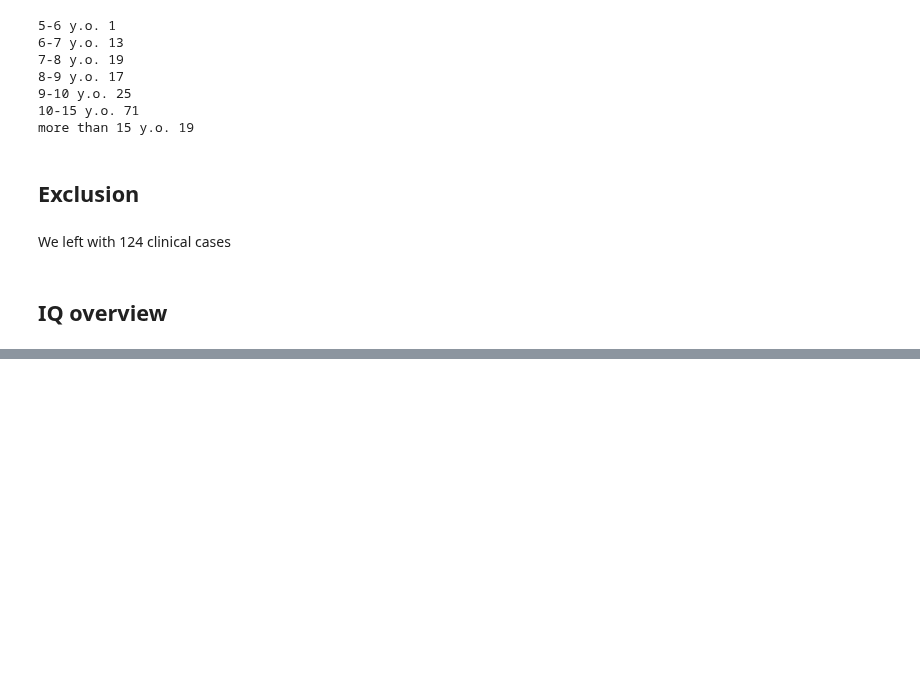
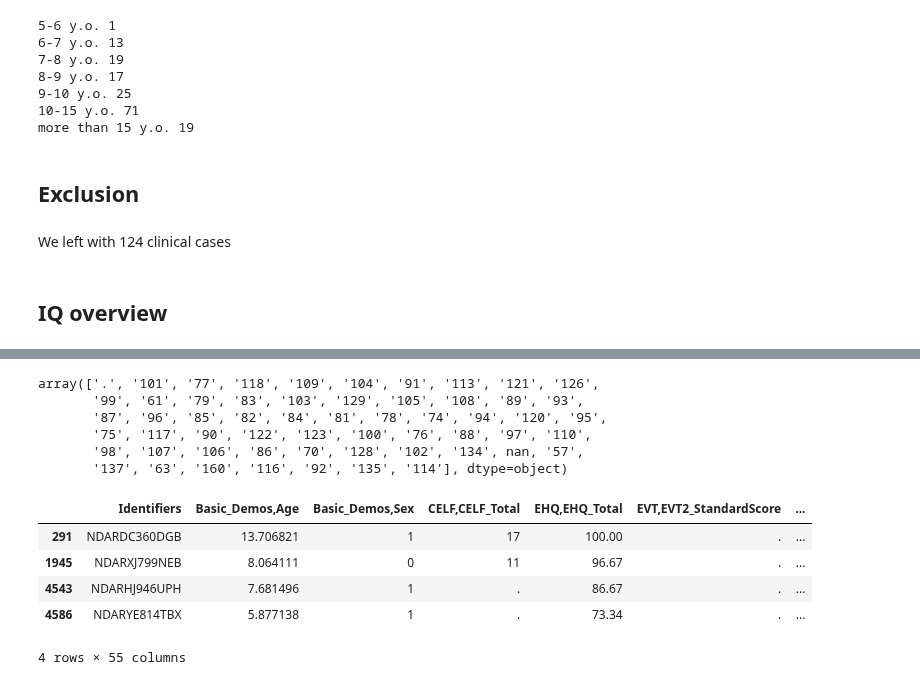
Before and after one commit to cristinarainich/Child-Mind-Institute-Project, a Jupyter notebook: Pheno_data.ipynb, the cells around one changed output, grey strips where cells are left out. Drawn from its saved outputs; the diff is of its cells as text; code cells hidden in the pictures; blank space fills up the shorter version.

```diff
--- a/Pheno_data.ipynb
+++ b/Pheno_data.ipynb
@@ -1026,6 +1036,24 @@ columns = ['DD', 'Diagnosis', 'Basic_Demos,Age',
+# %%
+data_filtered['KBIT,KBIT_IQ_Comp'].unique()
+# %% [output]
+array(['.', '101', '77', '118', '109', '104', '91', '113', '121', '126',
+       '99', '61', '79', '83', '103', '129', '105', '108', '89', '93',
+       '87', '96', '85', '82', '84', '81', '78', '74', '94', '120', '95',
+       '75', '117', '90', '122', '123', '100', '76', '88', '97', '110',
+       '98', '107', '106', '86', '70', '128', '102', '134', nan, '57',
+       '137', '63', '160', '116', '92', '135', '114'], dtype=object)
 # %%
 iq_overview = data_filtered[(data_filtered['Status'] == 1)][columns]
 # %%
 iq_overview.to_csv(
     Path(working_path).joinpath('iq_overview.csv')
     )
+# %%
+data_filtered[(data_filtered['Status'] == 1) & (data_filtered['KBIT,KBIT_IQ_Comp'] != '.')]
+# %% [output]
+|  | Identifiers | Basic_Demos,Age | Basic_Demos,Sex | CELF,CELF_Total | EHQ,EHQ_Total | EVT,EVT2_StandardScore | ... |
+| 291 | NDARDC360DGB | 13.706821 | 1 | 17 | 100.00 | . | ... |
+| 1945 | NDARXJ799NEB | 8.064111 | 0 | 11 | 96.67 | . | ... |
+| 4543 | NDARHJ946UPH | 7.681496 | 1 | . | 86.67 | . | ... |
+| 4586 | NDARYE814TBX | 5.877138 | 1 | . | 73.34 | . | ... |
+4 rows × 55 columns
```
Also changed, not shown: parts of 3 cells of this notebook.
